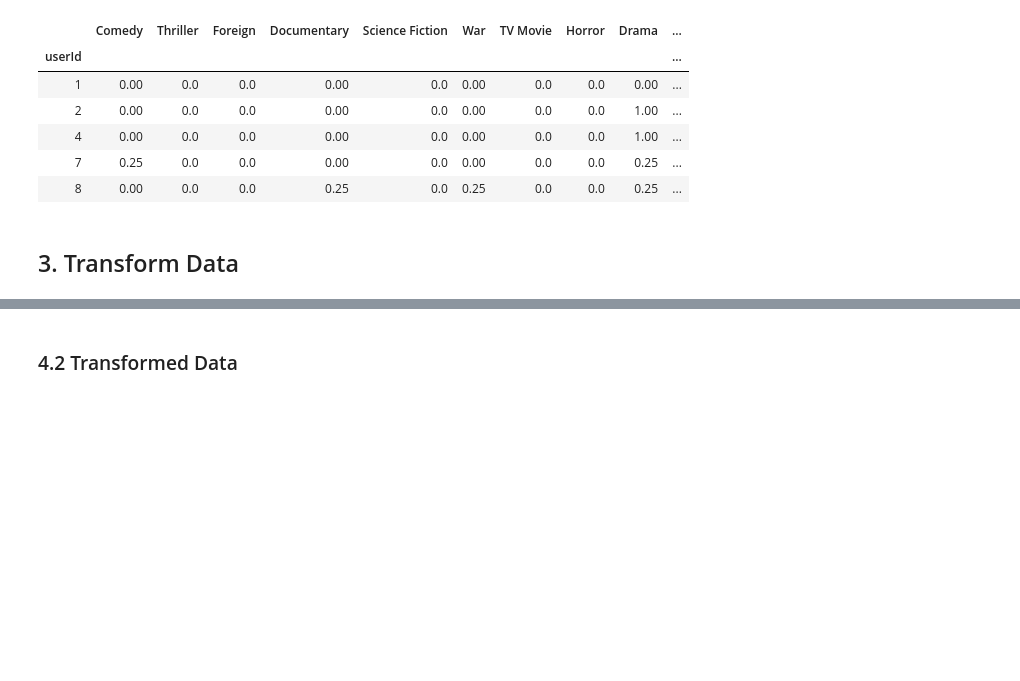
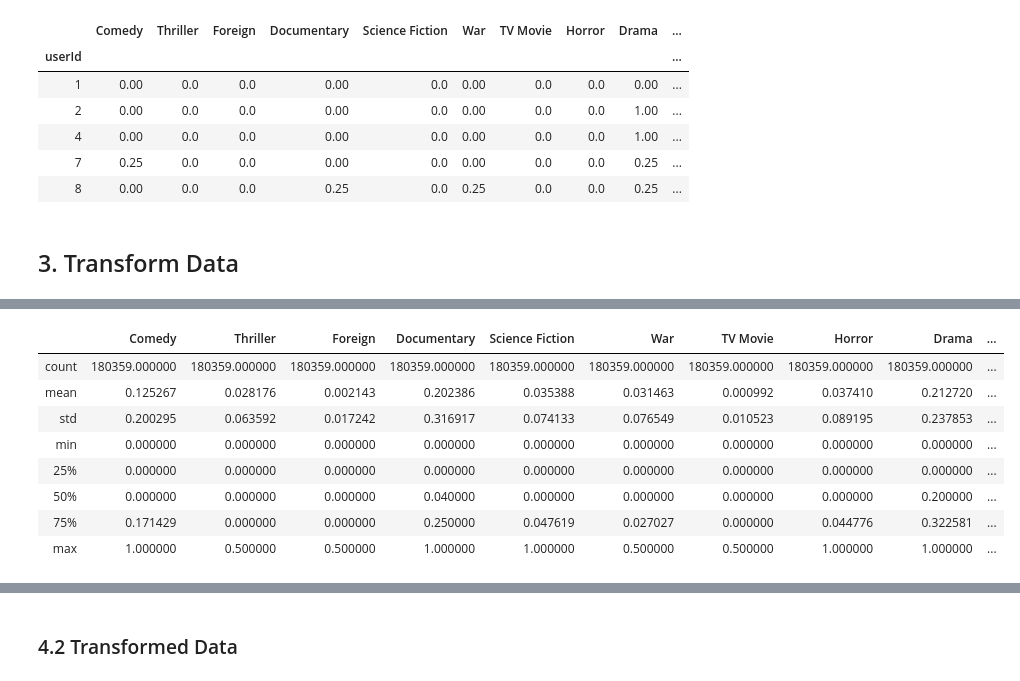
Before and after one commit to janapfeffer/DM_Project_MoviePrediction, a Jupyter notebook: Clustering Preprocessing.ipynb, the cells around one changed output, grey strips where cells are left out. Saved outputs shown, nothing was run; the diff lists cells and outputs as text; code cells hidden in the pictures; blank space fills up the shorter version.

```diff
--- a/Clustering Preprocessing.ipynb
+++ b/Clustering Preprocessing.ipynb
@@ -110,0 +92,12 @@ for genre in list(df_joined):
+# %%
+df_joined.describe()
+# %% [output]
+|  | Comedy | Thriller | Foreign | Documentary | Science Fiction | War | TV Movie | Horror | Drama | ... |
+| count | 180359.000000 | 180359.000000 | 180359.000000 | 180359.000000 | 180359.000000 | 180359.000000 | 180359.000000 | 180359.000000 | 180359.000000 | ... |
+| mean | 0.125267 | 0.028176 | 0.002143 | 0.202386 | 0.035388 | 0.031463 | 0.000992 | 0.037410 | 0.212720 | ... |
+| std | 0.200295 | 0.063592 | 0.017242 | 0.316917 | 0.074133 | 0.076549 | 0.010523 | 0.089195 | 0.237853 | ... |
+| min | 0.000000 | 0.000000 | 0.000000 | 0.000000 | 0.000000 | 0.000000 | 0.000000 | 0.000000 | 0.000000 | ... |
+| 25% | 0.000000 | 0.000000 | 0.000000 | 0.000000 | 0.000000 | 0.000000 | 0.000000 | 0.000000 | 0.000000 | ... |
+| 50% | 0.000000 | 0.000000 | 0.000000 | 0.040000 | 0.000000 | 0.000000 | 0.000000 | 0.000000 | 0.200000 | ... |
+| 75% | 0.171429 | 0.000000 | 0.000000 | 0.250000 | 0.047619 | 0.027027 | 0.000000 | 0.044776 | 0.322581 | ... |
+| max | 1.000000 | 0.500000 | 0.500000 | 1.000000 | 1.000000 | 0.500000 | 0.500000 | 1.000000 | 1.000000 | ... |
```
Also changed, not shown: parts of 12 cells of this notebook, 1 other file.
